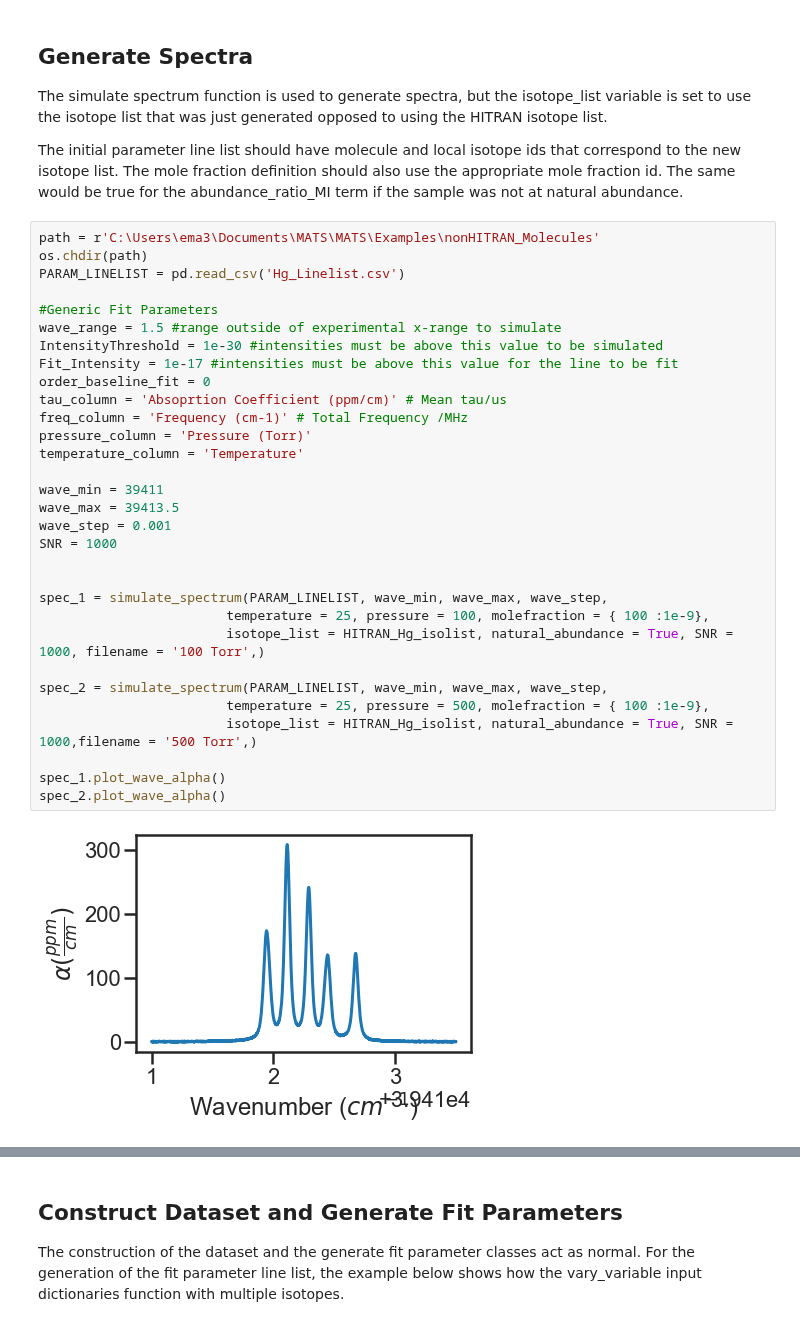
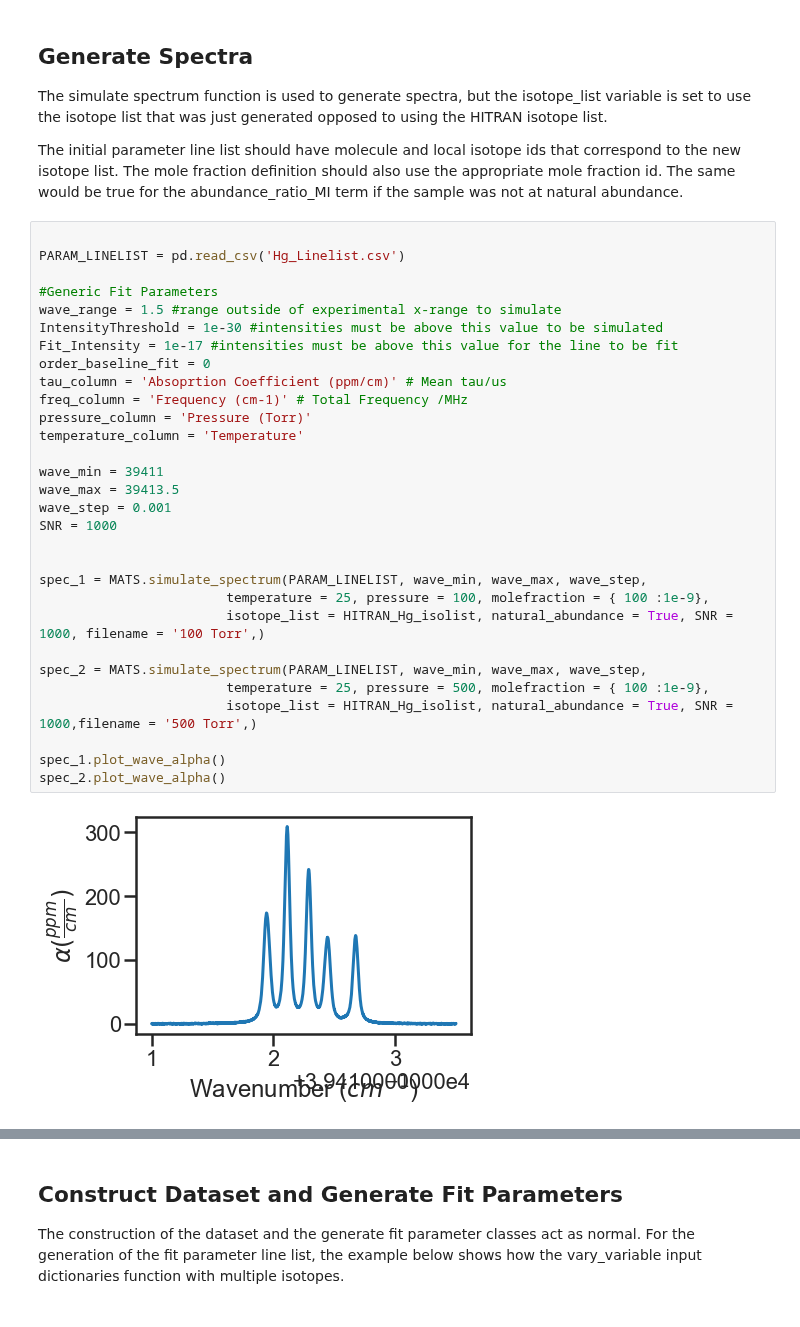
Before and after one commit to usnistgov/MATS, a Jupyter notebook: MATS/Examples/nonHITRAN_Molecules/Fitting Spectra Containing Molecules not in HITRAN.ipynb, the cells around one changed output, grey strips where cells are left out. Saved outputs shown, nothing was run; the diff lists cells and outputs as text.

```diff
--- a/MATS/Examples/nonHITRAN_Molecules/Fitting Spectra Containing Molecules not in HITRAN.ipynb
+++ b/MATS/Examples/nonHITRAN_Molecules/Fitting Spectra Containing Molecules not in HITRAN.ipynb
@@ -88,35 +90,34 @@ The simulate spectrum function is used to generate spectra, but the isotope_list
 
 The initial parameter line list should have molecule and local isotope ids that correspond to the new isotope list.  The mole fraction definition should also use the appropriate mole fraction id.  The same would be true for the abundance_ratio_MI term if the sample was not at natural abundance.
 # %%
-path = r'C:\Users\ema3\Documents\MATS\MATS\Examples\nonHITRAN_Molecules'
-os.chdir(path)
+
 PARAM_LINELIST = pd.read_csv('Hg_Linelist.csv')
 
 #Generic Fit Parameters
 wave_range = 1.5 #range outside of experimental x-range to simulate
 IntensityThreshold = 1e-30 #intensities must be above this value to be simulated
 Fit_Intensity = 1e-17 #intensities must be above this value for the line to be fit
 order_baseline_fit = 0
 tau_column = 'Absoprtion Coefficient (ppm/cm)' # Mean tau/us
 freq_column = 'Frequency (cm-1)' # Total Frequency /MHz
 pressure_column = 'Pressure (Torr)'
 temperature_column = 'Temperature'
 
 wave_min = 39411
 wave_max = 39413.5
 wave_step = 0.001
 SNR = 1000
 
 
-spec_1 = simulate_spectrum(PARAM_LINELIST, wave_min, wave_max, wave_step,
+spec_1 = MATS.simulate_spectrum(PARAM_LINELIST, wave_min, wave_max, wave_step,
                         temperature = 25, pressure = 100, molefraction = { 100 :1e-9},
                         isotope_list = HITRAN_Hg_isolist, natural_abundance = True, SNR = 1000, filename = '100 Torr',)
 
-spec_2 = simulate_spectrum(PARAM_LINELIST, wave_min, wave_max, wave_step,
+spec_2 = MATS.simulate_spectrum(PARAM_LINELIST, wave_min, wave_max, wave_step,
                         temperature = 25, pressure = 500, molefraction = { 100 :1e-9},
                         isotope_list = HITRAN_Hg_isolist, natural_abundance = True, SNR = 1000,filename = '500 Torr',)
 
 spec_1.plot_wave_alpha()
 spec_2.plot_wave_alpha()
 # %% [output]
-[figure, old version]
+[figure, new version]
```
Also changed, not shown: parts of 5 cells of this notebook, 20 other files.
